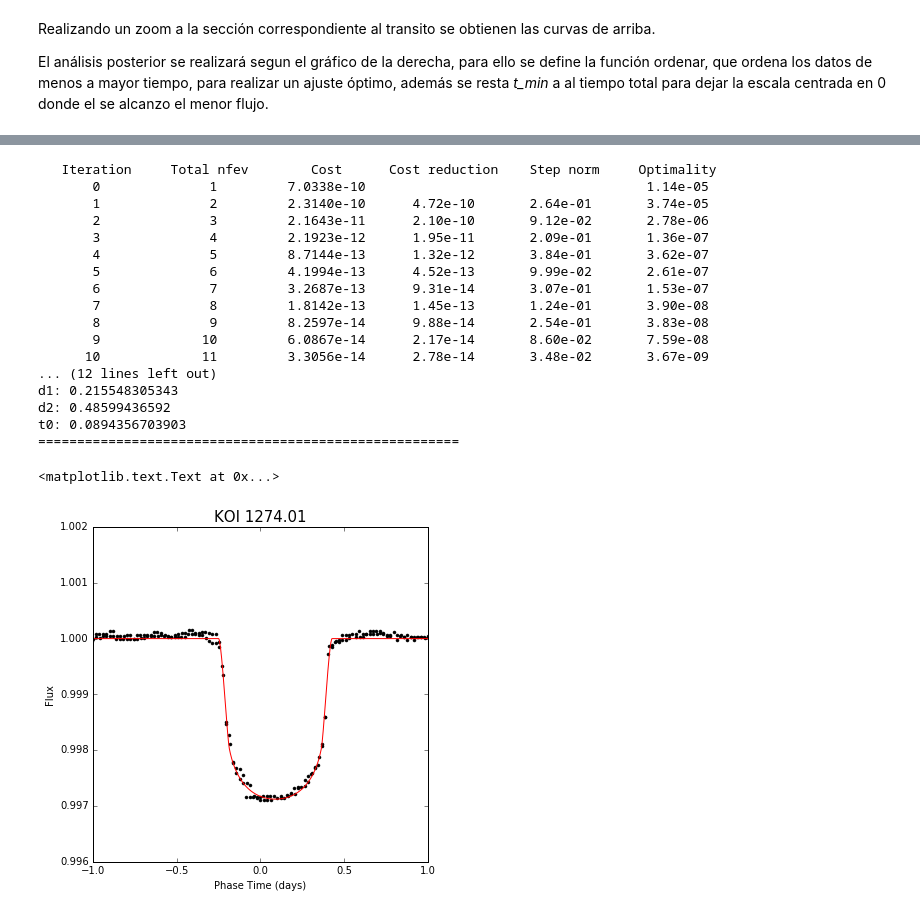
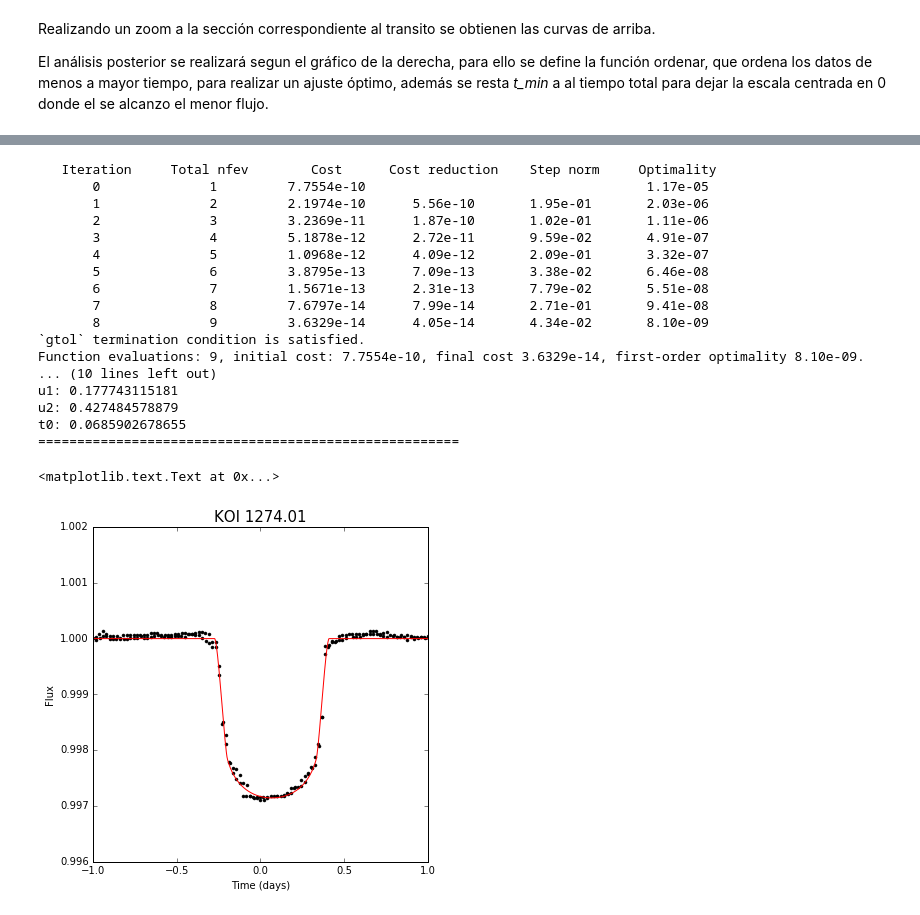
Before and after one commit to Pedro73/Astro-Exp, a Jupyter notebook: Tarea 2/Parte II/Proyecto 4.ipynb, the cells around one changed output, grey strips where cells are left out. Cells and saved outputs as stored; diff of their text form; code cells hidden in the pictures.

```diff
--- a/Tarea 2/Parte II/Proyecto 4.ipynb
+++ b/Tarea 2/Parte II/Proyecto 4.ipynb
@@ -67,7 +67,7 @@ no_nan_time, no_nan_flux1, no_nan_flux2, no_nan_flux_err = unir(in_time, in_flux
 total_flux = no_nan_flux2/no_nan_flux1
 flux_err = no_nan_flux_err/no_nan_flux1
 
-total_flux = SS.medfilt(total_flux,7)
+total_flux = SS.medfilt(total_flux,9)
 
 fig, ax = plt.subplots(ncols=2, nrows=1, figsize=[6*2, 6])
 ax[0].plot(no_nan_time,no_nan_flux2/no_nan_flux1,'k.',ms=1)
@@ -187,11 +187,6 @@ DF0 = 0.003
 tT0 = 0.5
 tF0 = 0.25
 P0 = 704.2
-
-rho_S = 1411 #kg/m^3
-R_S = 0.5*1.392 * 10**6 #Km
-M_S =  1.989 * 10**30 #Kg
-UA = 1.495 * 10**8 #km
 
 def parametros(DF,tT,tF,P):
     rp = np.sqrt(DF)
@@ -228,47 +223,47 @@ def err(params, time):
     DF,tT,tF,d1,d2,t0 = params
     return (ajuste(time) - baticristo(time,DF,tT,tF,P0,d1,d2,t0))**2
 
 #ajuste al ojo de los parametros obtenidos de la curva de luz
 time = np.linspace(-1, 1, 1000)
 flux = baticristo(time,DF0,tT0,tF0,P0,0.1,0.1,0.1)
 
 x0 = [DF0,tT0,tF0,0.1,0.1,0.1]
 lo = [DF0-100,0,0,-1,-1,0]
 hi = [DF0+100,tT0+100.0,tF0+100,5,5,1]
 
 #minimos cuadrados para encontrar el los mejores parametros
 result = least_squares(err, x0, args=(time,), bounds=(lo, hi), verbose=2)
 
 #Parametros obtenidos del ajuste de minimos cuadrados
 R_rp, R_b, R_a, R_i = parametros(result.x[0],result.x[1],result.x[2],P0)
 R_DF, R_tT, R_tF,R_d1,R_d2,R_t0 = result.x[0],result.x[1], result.x[2],result.x[3],result.x[4], result.x[5]
 printear(R_rp, R_b, R_a, R_i,R_DF, R_tT, R_tF,R_d1,R_d2,R_t0)
 
 R_flux = baticristo(time, R_DF, R_tT, R_tF, P0, R_d1, R_d2,R_t0)
 
 fig, ax = plt.subplots(ncols=1, nrows=1, figsize=[6, 6])
 ax.errorbar(x,y,fmt='.k',ecolor='orange',ms=6)#curva ajustada a partir de los puntos
 #ax.plot(time,flux,'b')#fit con los parametros al ojo
 ax.plot(time,R_flux,'r')#fit con los mejores parametros del least_squares
-ax.set(xlabel='Phase Time (days)', ylabel='Flux',ylim=(0.996,1.002),xlim=(- 1, 1))
+ax.set(xlabel='Time (days)', ylabel='Flux',ylim=(0.996,1.002),xlim=(- 1, 1))
 ax.set_title("KOI 1274.01",size = 15)
 # %% [output]
    Iteration     Total nfev        Cost      Cost reduction    Step norm     Optimality
-       0              1         7.0338e-10                                    1.14e-05
-       1              2         2.3140e-10      4.72e-10       2.64e-01       3.74e-05
-       2              3         2.1643e-11      2.10e-10       9.12e-02       2.78e-06
-       3              4         2.1923e-12      1.95e-11       2.09e-01       1.36e-07
-       4              5         8.7144e-13      1.32e-12       3.84e-01       3.62e-07
-       5              6         4.1994e-13      4.52e-13       9.99e-02       2.61e-07
-       6              7         3.2687e-13      9.31e-14       3.07e-01       1.53e-07
-       7              8         1.8142e-13      1.45e-13       1.24e-01       3.90e-08
-       8              9         8.2597e-14      9.88e-14       2.54e-01       3.83e-08
-       9             10         6.0867e-14      2.17e-14       8.60e-02       7.59e-08
-      10             11         3.3056e-14      2.78e-14       3.48e-02       3.67e-09
-... (12 lines left out)
-d1: 0.215548305343
-d2: 0.48599436592
-t0: 0.0894356703903
+       0              1         7.7554e-10                                    1.17e-05
+       1              2         2.1974e-10      5.56e-10       1.95e-01       2.03e-06
+       2              3         3.2369e-11      1.87e-10       1.02e-01       1.11e-06
+       3              4         5.1878e-12      2.72e-11       9.59e-02       4.91e-07
+       4              5         1.0968e-12      4.09e-12       2.09e-01       3.32e-07
+       5              6         3.8795e-13      7.09e-13       3.38e-02       6.46e-08
+       6              7         1.5671e-13      2.31e-13       7.79e-02       5.51e-08
+       7              8         7.6797e-14      7.99e-14       2.71e-01       9.41e-08
+       8              9         3.6329e-14      4.05e-14       4.34e-02       8.10e-09
+`gtol` termination condition is satisfied.
+Function evaluations: 9, initial cost: 7.7554e-10, final cost 3.6329e-14, first-order optimality 8.10e-09.
+... (10 lines left out)
+u1: 0.177743115181
+u2: 0.427484578879
+t0: 0.0685902678655
 ======================================================
 <matplotlib.text.Text at 0x...>
-[figure, old version]
+[figure, new version]
```
Also changed, not shown: parts of 14 cells of this notebook, 3 other files.
